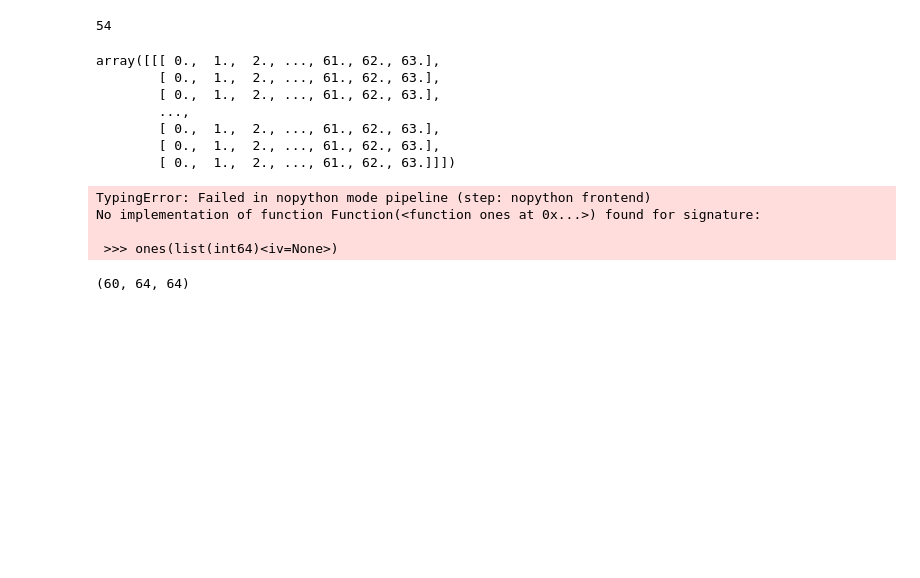
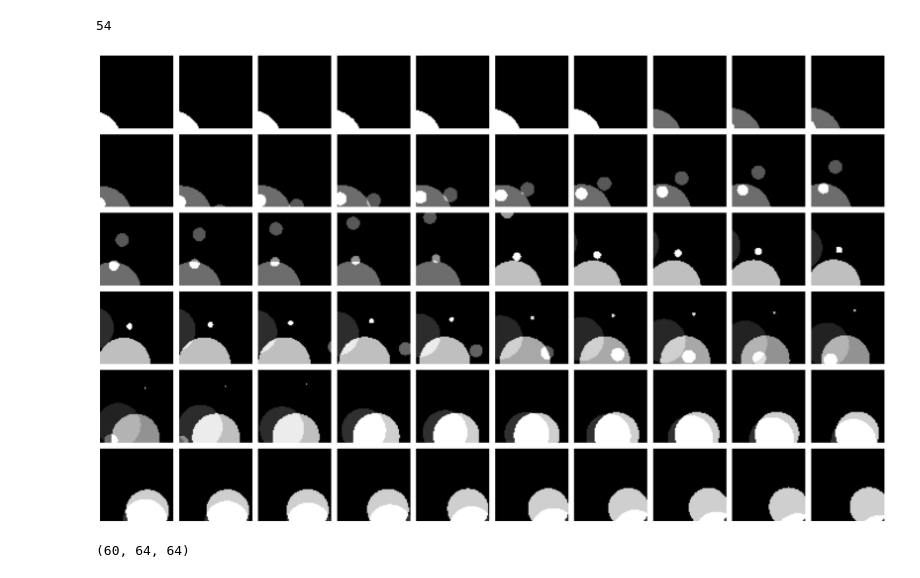
Before and after one commit to nanopiero/fusion, a Jupyter notebook: notebooks/construction_pb_fusion.ipynb, the cells around one changed output. Drawn from its saved outputs; the diff is of its cells as text; code cells hidden in the pictures; blank space fills up the shorter version.

```diff
--- a/notebooks/construction_pb_fusion.ipynb
+++ b/notebooks/construction_pb_fusion.ipynb
@@ -970,10 +970,14 @@ def simu_disc(image, f, radius=15, fields=0 ):  #radial decrease function  #or 1
     image[fields,:,:] = image[fields,:,:] + torch.from_numpy(npdisc).float()   #matrice des distances < rayon
     return image
 
-
+@jit(nopython=True)
+def pseudo_meshgrid(size):
+  b = np.arange(0,size).repeat(size).reshape(1,size,size)
+  a = np.transpose(b, (0,2,1))
+  return  a, b
 
 @jit(nopython=True)
-def simu_moving_disc(image):
+def simu_moving_disc(image, a, b):
   nsteps, size, _ = image.shape
 
   # Initialize centers and radii arrays
@@ -991,18 +995,14 @@ def simu_moving_disc(image):
   advection_speed = np.random.normal(0, 3, 2)
   radius_increment = np.random.normal(0, 8/nsteps)
 
-
-
   # Fill centers and radii arrays
-
   abs_centers = center_k[0] + (np.arange(nsteps) - k) * advection_speed[0]
   ord_centers = center_k[1] + (np.arange(nsteps) - k) * advection_speed[1]
   radii = radius_k  +  (np.arange(nsteps) - k) * radius_increment
   radii[radii <= 0] = 0
 
-  np.arange(0,size)*np.ones([1, size,size])
-  distances_to_centers = (np.arange(0,size)*np.ones([1, size,size]) - abs_centers.reshape((nsteps, 1, 1)))**2 + \
-    (np.transpose(np.arange(0,size)*np.ones([size,size])) - ord_centers.reshape((nsteps, 1, 1)))**2
+  distances_to_centers = (a - abs_centers.reshape((nsteps, 1, 1)))**2 + \
+                         (b - ord_centers.reshape((nsteps, 1, 1)))**2
 
   discs =  1. * (distances_to_centers < radii.reshape(nsteps, 1, 1)**2)
   # discs =  (0.39 - 0.36*distance_to_centers/radii**2)*(distances_to_centers < radii**2)
@@ -1062,27 +1062,16 @@ def plot_images(images):
 
     plt.tight_layout()  # Adjust subplots to give some padding between images
     plt.show()
-# %%
-np.arange(0,size)*np.ones([1, size, size])
-# %% [output]
-array([[[ 0.,  1.,  2., ..., 61., 62., 63.],
-        [ 0.,  1.,  2., ..., 61., 62., 63.],
-        [ 0.,  1.,  2., ..., 61., 62., 63.],
-        ...,
-        [ 0.,  1.,  2., ..., 61., 62., 63.],
-        [ 0.,  1.,  2., ..., 61., 62., 63.],
-        [ 0.,  1.,  2., ..., 61., 62., 63.]]])
 # %%
-import matplotlib.pyplot as plt
 nsteps = 60
 image=np.zeros((nsteps, 64, 64))
-image = simu_moving_disc(image)
+a, b = pseudo_meshgrid(size)
+k = 5
+for i in range(k):
+  image = simu_moving_disc(image, a, b)
 plot_images(image)
 # %% [output]
-TypingError: Failed in nopython mode pipeline (step: nopython frontend)
-No implementation of function Function(<function ones at 0x...>) found for signature:
-
- >>> ones(list(int64)<iv=None>)
+[figure, added]
 # %%
 (np.arange(0,size)*np.ones([1, size,size]) - abs_centers.reshape((nsteps, 1, 1))).shape
 # %% [output]
```
